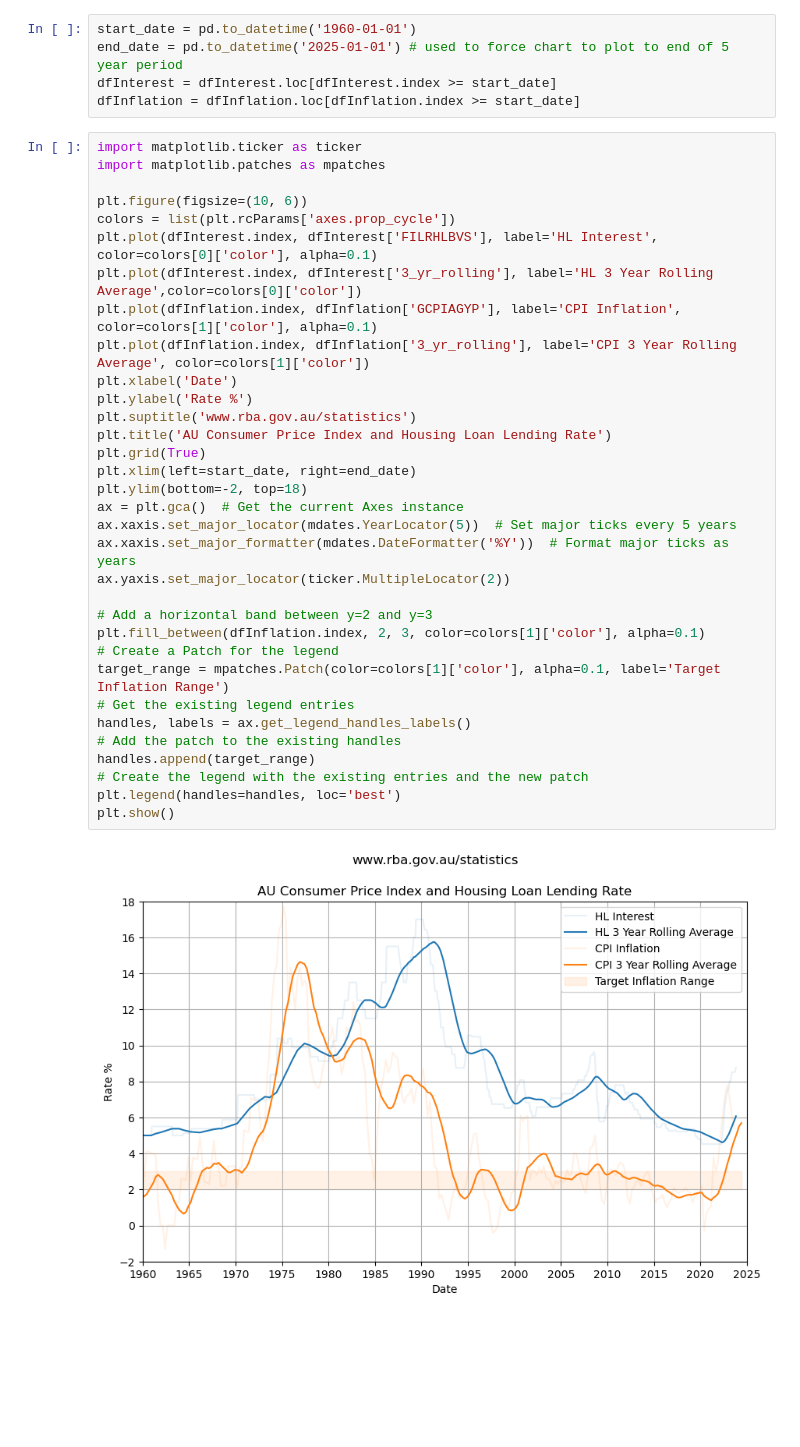
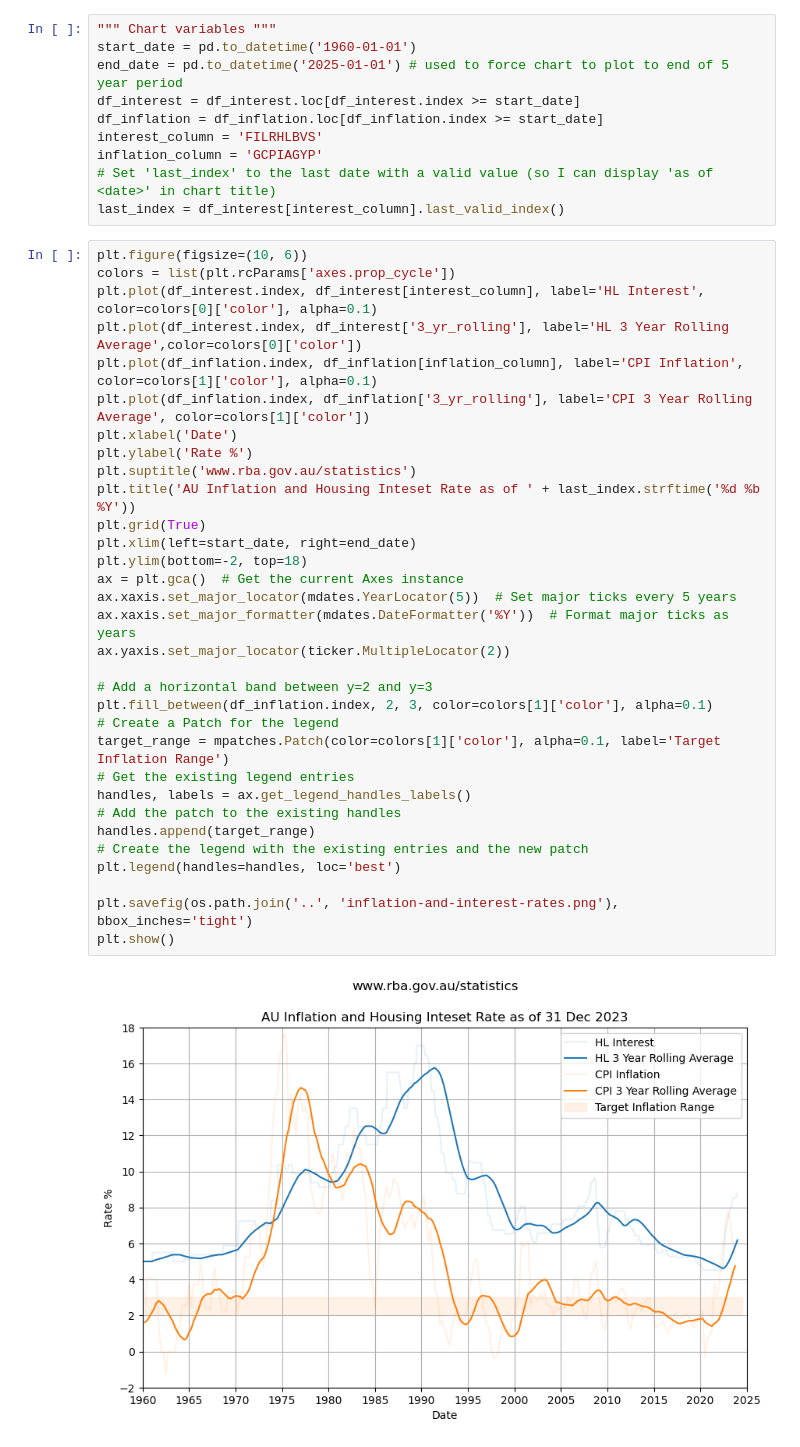
Before and after one commit to mikejonestechno/investment-analytics, a Jupyter notebook: notebooks/inflation-and-interest-rates.ipynb, the cells around one changed output. Drawn from its saved outputs; the diff is of its cells as text; blank space fills up the shorter version.

```diff
--- a/notebooks/inflation-and-interest-rates.ipynb
+++ b/notebooks/inflation-and-interest-rates.ipynb
@@ -93,40 +13,44 @@ dfInflation.tail()
 # %%
+""" Chart variables """
 start_date = pd.to_datetime('1960-01-01')
 end_date = pd.to_datetime('2025-01-01') # used to force chart to plot to end of 5 year period
-dfInterest = dfInterest.loc[dfInterest.index >= start_date]
-dfInflation = dfInflation.loc[dfInflation.index >= start_date]
+df_interest = df_interest.loc[df_interest.index >= start_date]
+df_inflation = df_inflation.loc[df_inflation.index >= start_date]
+interest_column = 'FILRHLBVS'
+inflation_column = 'GCPIAGYP'
+# Set 'last_index' to the last date with a valid value (so I can display 'as of <date>' in chart title)
+last_index = df_interest[interest_column].last_valid_index()
 # %%
-import matplotlib.ticker as ticker
-import matplotlib.patches as mpatches
-
 plt.figure(figsize=(10, 6))
 colors = list(plt.rcParams['axes.prop_cycle'])
-plt.plot(dfInterest.index, dfInterest['FILRHLBVS'], label='HL Interest', color=colors[0]['color'], alpha=0.1)
-plt.plot(dfInterest.index, dfInterest['3_yr_rolling'], label='HL 3 Year Rolling Average',color=colors[0]['color'])
-plt.plot(dfInflation.index, dfInflation['GCPIAGYP'], label='CPI Inflation', color=colors[1]['color'], alpha=0.1)
-plt.plot(dfInflation.index, dfInflation['3_yr_rolling'], label='CPI 3 Year Rolling Average', color=colors[1]['color'])
+plt.plot(df_interest.index, df_interest[interest_column], label='HL Interest', color=colors[0]['color'], alpha=0.1)
+plt.plot(df_interest.index, df_interest['3_yr_rolling'], label='HL 3 Year Rolling Average',color=colors[0]['color'])
+plt.plot(df_inflation.index, df_inflation[inflation_column], label='CPI Inflation', color=colors[1]['color'], alpha=0.1)
+plt.plot(df_inflation.index, df_inflation['3_yr_rolling'], label='CPI 3 Year Rolling Average', color=colors[1]['color'])
 plt.xlabel('Date')
 plt.ylabel('Rate %')
 plt.suptitle('www.rba.gov.au/statistics')
-plt.title('AU Consumer Price Index and Housing Loan Lending Rate')
+plt.title('AU Inflation and Housing Inteset Rate as of ' + last_index.strftime('%d %b %Y'))
 plt.grid(True)
 plt.xlim(left=start_date, right=end_date)
 plt.ylim(bottom=-2, top=18)
 ax = plt.gca()  # Get the current Axes instance
 ax.xaxis.set_major_locator(mdates.YearLocator(5))  # Set major ticks every 5 years
 ax.xaxis.set_major_formatter(mdates.DateFormatter('%Y'))  # Format major ticks as years
 ax.yaxis.set_major_locator(ticker.MultipleLocator(2))
 
 # Add a horizontal band between y=2 and y=3
-plt.fill_between(dfInflation.index, 2, 3, color=colors[1]['color'], alpha=0.1)
+plt.fill_between(df_inflation.index, 2, 3, color=colors[1]['color'], alpha=0.1)
 # Create a Patch for the legend
 target_range = mpatches.Patch(color=colors[1]['color'], alpha=0.1, label='Target Inflation Range')
 # Get the existing legend entries
 handles, labels = ax.get_legend_handles_labels()
 # Add the patch to the existing handles
 handles.append(target_range)
 # Create the legend with the existing entries and the new patch
 plt.legend(handles=handles, loc='best')
+
+plt.savefig(os.path.join('..', 'inflation-and-interest-rates.png'), bbox_inches='tight')
 plt.show()
 # %% [output]
-[figure, old version]
+[figure, new version]
```
Also changed, not shown: parts of 11 cells of this notebook, 3 other files.
